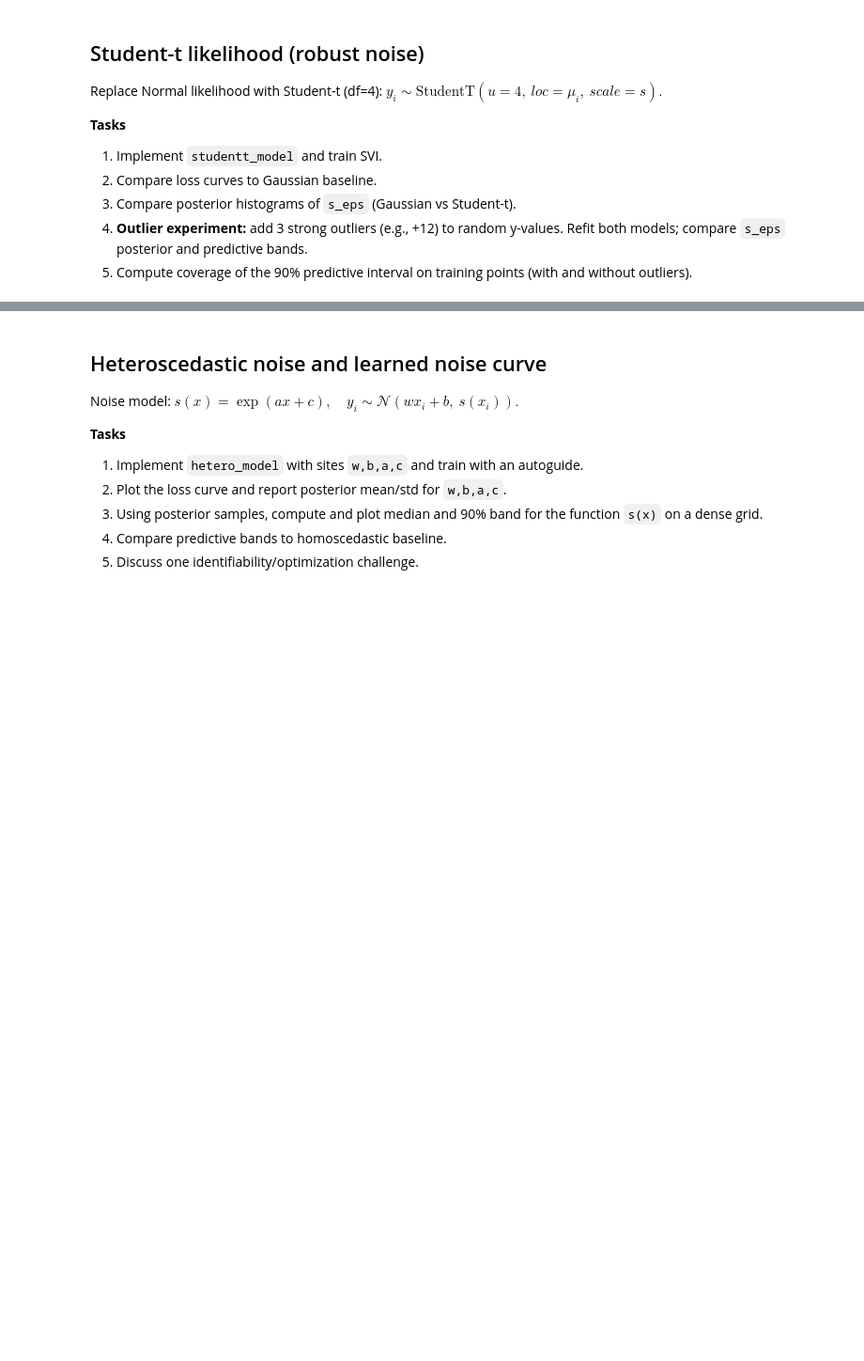
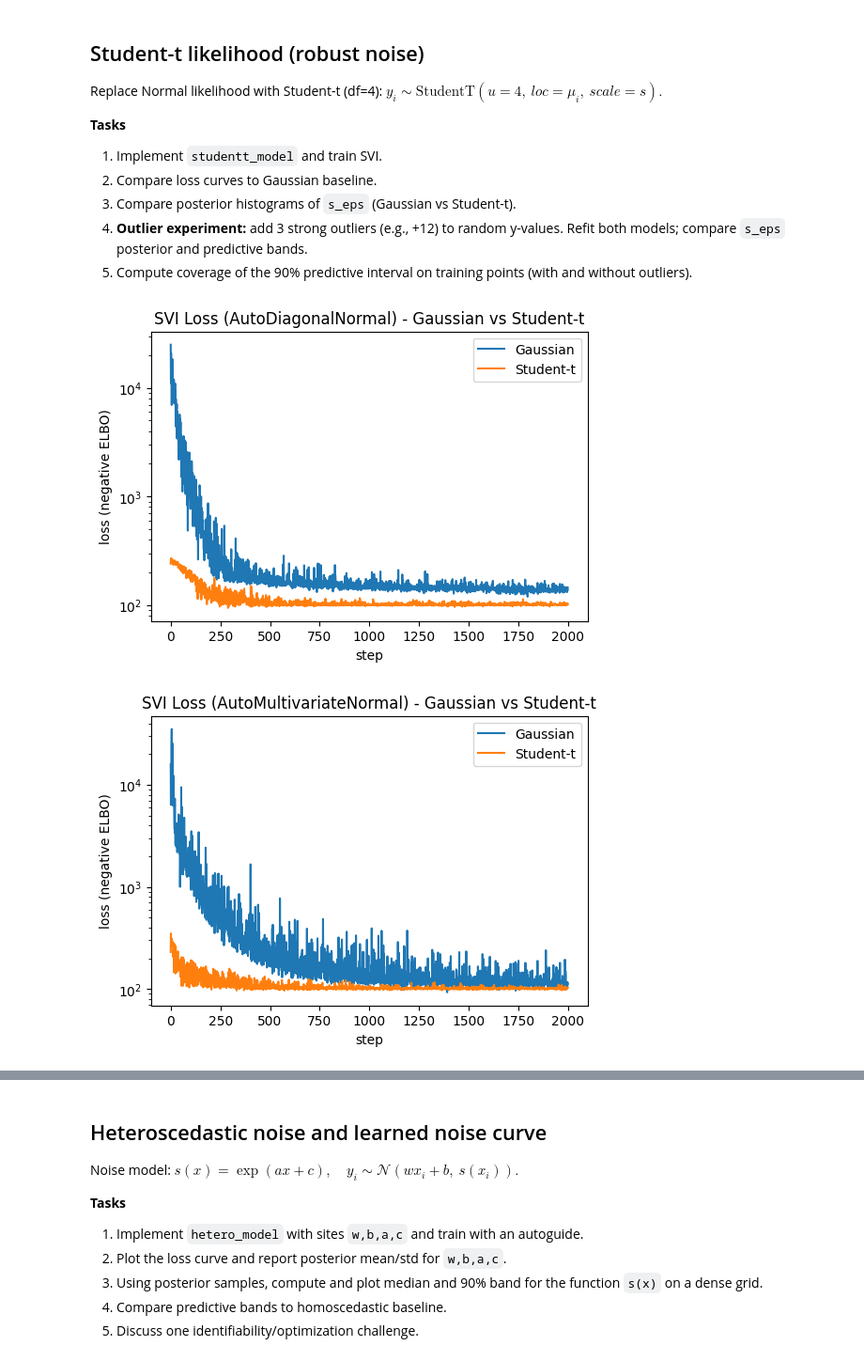
Before and after one commit to kmock930/Course-Uncertainty-Machine-Learning-2026, a Jupyter notebook: Assignment 2/SVI_assignment_questions (2).ipynb, the cells around one changed output, grey strips where cells are left out. Shown at 94% size. Drawn from its saved outputs; the diff is of its cells as text; code cells hidden in the pictures; blank space fills up the shorter version.

```diff
--- a/Assignment 2/SVI_assignment_questions (2).ipynb
+++ b/Assignment 2/SVI_assignment_questions (2).ipynb
@@ -440,4 +456,40 @@ u=4,\ 	loc=\mu_i,\ 	scale=s).$
 4. **Outlier experiment:** add 3 strong outliers (e.g., +12) to random y-values. Refit both models; compare `s_eps` posterior and predictive bands.
 5. Compute coverage of the 90% predictive interval on training points (with and without outliers).
 # %%
-# TODO: implement and run here
+def student_t_model(x, y=None):
+    w0 = numpyro.sample("w0", dist.Normal(0.0, 10.0))
+    w1 = numpyro.sample("w1", dist.Normal(0.0, 10.0))
+    w2 = numpyro.sample("w2", dist.Normal(0.0, 10.0))
+    s = numpyro.sample("s_eps", dist.HalfCauchy(10.0))
+    nu = numpyro.sample("nu", dist.Exponential(4.0))  # degrees of freedom for Student-t
+    mu = numpyro.deterministic("mu", w0 + w1 * x + w2 * (x ** 2))
+    with numpyro.plate("data", x.shape[0]):
+        numpyro.sample("y", dist.StudentT(nu, mu, s), obs=y)
+    return mu
+# %%
+# Guides
+guide_auto_t = AutoDiagonalNormal(student_t_model)
+guide_mv_t = AutoMultivariateNormal(student_t_model)
+
+# We need 4 different keys for training 2 different guides and predictions (posterior/predictive mean)
+key, key1, key2, key3 = random.split(key, 4)
+
+# Train with AutoDiagonalNormal guide
+svi_auto_t, state_auto_t, losses_auto_t = run_svi(student_t_model, guide_auto_t, key1, x_tr, y_tr)
+# Train with AutoMultivariateNormal guide
+svi_mv_t, state_mv_t, loss_mv_t = run_svi(student_t_model, guide_mv_t, key2, x_tr, y_tr)
+
+# Plot: Comparing Losses
+plot_loss({
+        'Gaussian': losses_auto,
+        'Student-t': losses_auto_t
+    }, title='SVI Loss (AutoDiagonalNormal) - Gaussian vs Student-t'
+)
+plot_loss({
+        'Gaussian': loss_mv,
+        'Student-t': loss_mv_t
+    }, title='SVI Loss (AutoMultivariateNormal) - Gaussian vs Student-t'
+)
+# %% [output]
+[figure, added]
+[figure, added]
```
Also changed, not shown: parts of 14 cells of this notebook.
